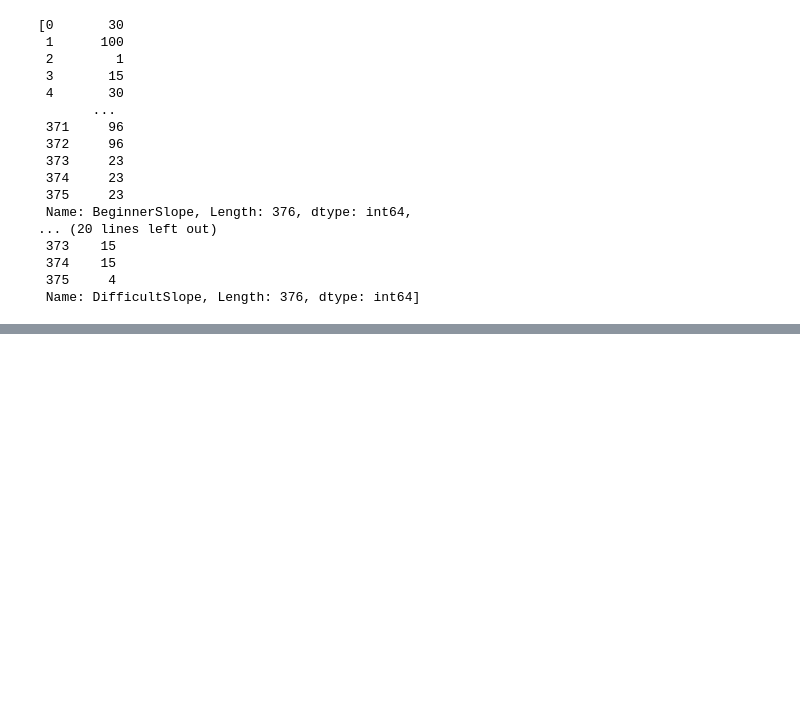
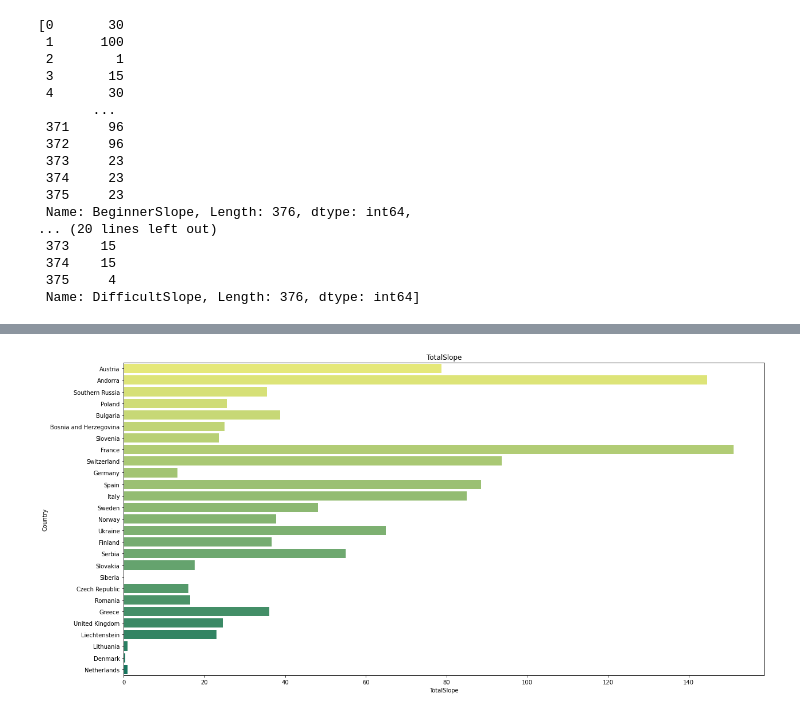
Before and after one commit to Pczo31/Ski-Resorts-Recommandation-system, a Jupyter notebook: Untitled.ipynb, the cells around one changed output, grey strips where cells are left out. Cells and saved outputs as stored; diff of their text form; code cells hidden in the pictures; blank space fills up the shorter version.

```diff
--- a/Untitled.ipynb
+++ b/Untitled.ipynb
@@ -133,0 +162,9 @@ plt.show()
+# %%
+plt.figure(figsize=(20,10))
+sns.barplot(y="Country", x="TotalSlope" ,data=ski_resorts, palette="summer_r", ci = None)
+plt.xlabel('TotalSlope')
+plt.ylabel('Country')
+plt.title('TotalSlope', loc='Center', fontsize=12)
+plt.show()
+# %% [output]
+[figure, added]
```
Also changed, not shown: parts of 49 cells of this notebook, 1 other file.
